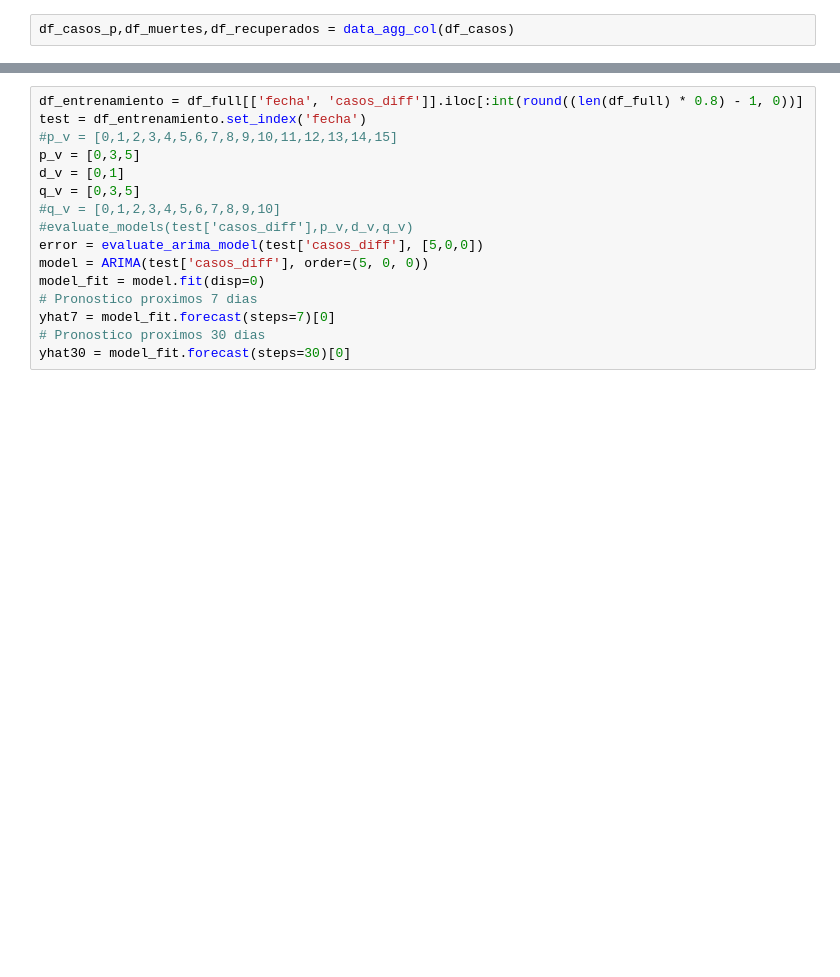
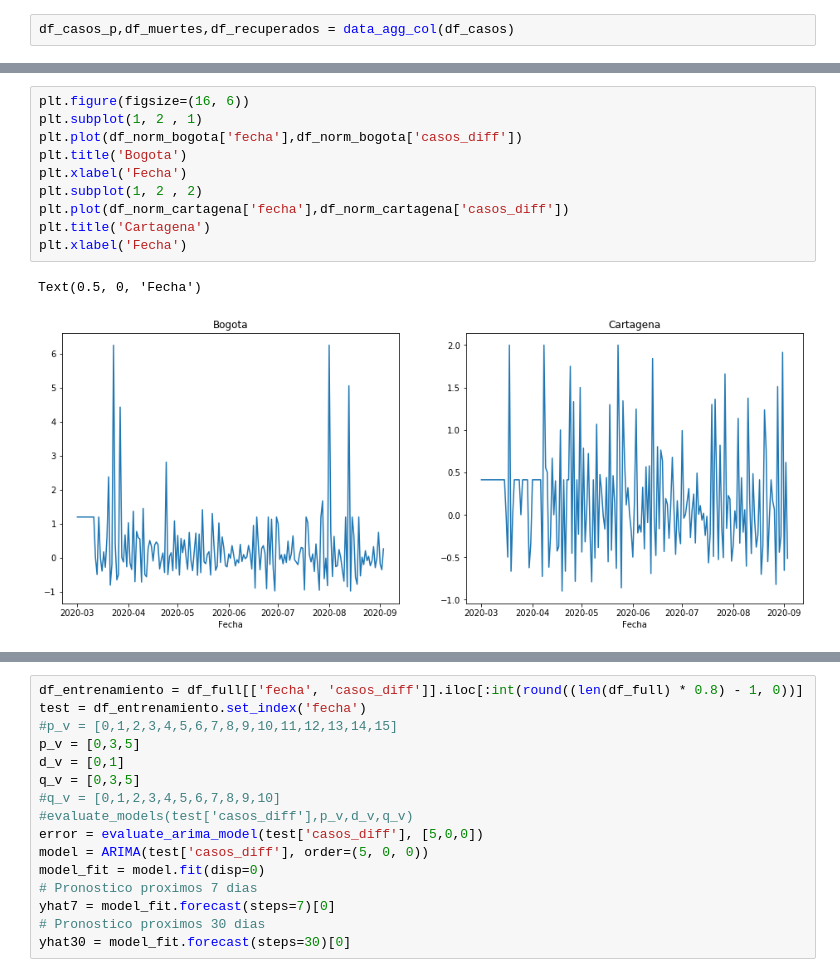
Before and after one commit to AP-2020-1S/covid-19-analiticapedictiva_ajsg, a Jupyter notebook: Entrega Analitica Predictiva.ipynb, the cells around one changed output, grey strips where cells are left out. Cells and saved outputs as stored; diff of their text form; blank space fills up the shorter version.

```diff
--- a/Entrega Analitica Predictiva.ipynb
+++ b/Entrega Analitica Predictiva.ipynb
@@ -209 +234,14 @@ df_full.drop(df_full.tail(2).index, inplace=True)
+# %%
+plt.figure(figsize=(16, 6))
+plt.subplot(1, 2 , 1)
+plt.plot(df_norm_bogota['fecha'],df_norm_bogota['casos_diff'])
+plt.title('Bogota')
+plt.xlabel('Fecha')
+plt.subplot(1, 2 , 2)
+plt.plot(df_norm_cartagena['fecha'],df_norm_cartagena['casos_diff'])
+plt.title('Cartagena')
+plt.xlabel('Fecha')
+# %% [output]
+Text(0.5, 0, 'Fecha')
+[figure, added]
 # %%
```
Also changed, not shown: parts of 37 cells of this notebook.
